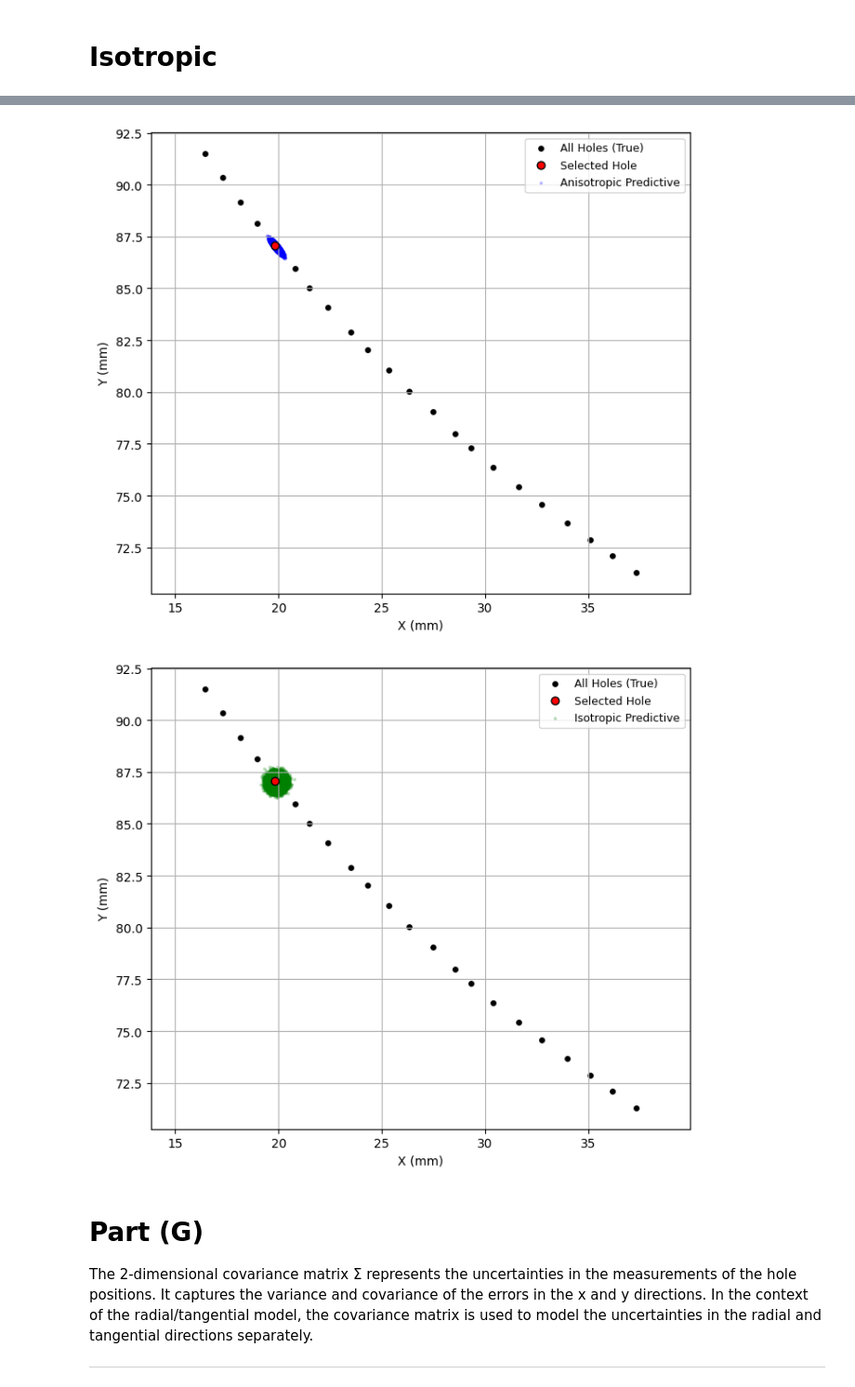
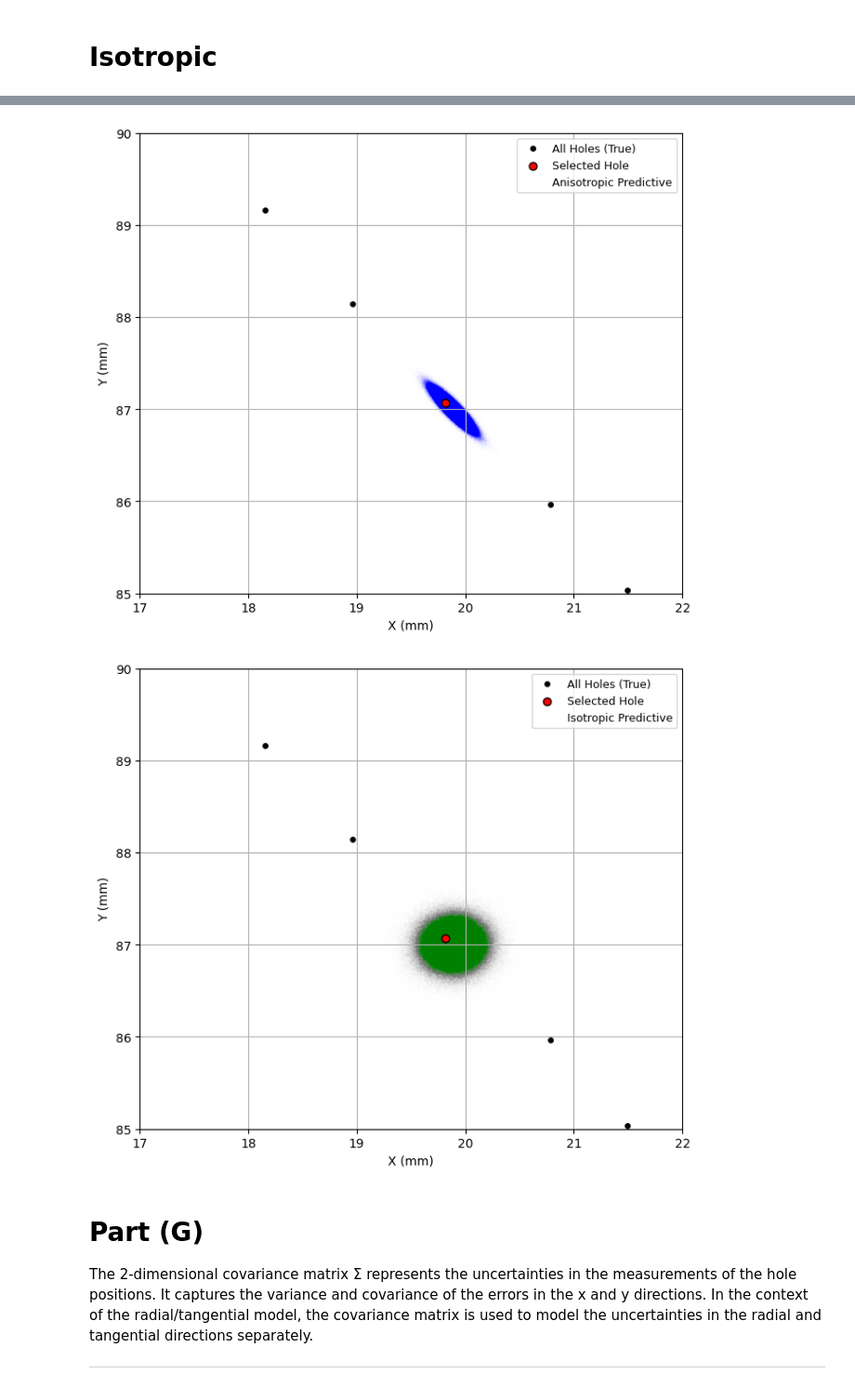
Before and after one commit to raunaq-rai/Antikythera_Mechanism_bayesian_analysis, a Jupyter notebook: main_notebook.ipynb, the cells around one changed output, grey strips where cells are left out. Shown at 93% size. Saved outputs shown, nothing was run; the diff lists cells and outputs as text; code cells hidden in the pictures.

Commit message:
report and figure updates

```diff
--- a/main_notebook.ipynb
+++ b/main_notebook.ipynb
@@ -1041,7 +986,6 @@ print("Data formatted correctly with 6 sections and 79 holes.")
 # %% [output]
 Data formatted correctly with 6 sections and 79 holes.
 # %%
-# start with a wider prior adnd then do the following
 def bayesian_hole_position_model(data, use_anisotropic=True):
     """
     Bayesian model for hole positions using NumPyro.
@@ -1052,8 +996,8 @@ def bayesian_hole_position_model(data, use_anisotropic=True):
     """
 
     # Universal Priors (Ring-level parameters)
-    N = numpyro.sample('N', dist.Normal(354.36707, 3.5))  # Uniform prior for N
-    R = numpyro.sample('R', dist.Normal(77.35, 2))  # Uniform prior for R
+    N = numpyro.sample('N', dist.Normal(354.4, 3.5))
+    R = numpyro.sample('R', dist.Normal(77.35, 2))
 
     if use_anisotropic:
         sigma_r = numpyro.sample('sigma_r', dist.LogNormal(jnp.log(0.028), 0.25))  # std dev spans ~0.023–0.036
@@ -1378,45 +1302,43 @@ x_vals, y_vals = data_list[section_index]
 x_obs, y_obs = x_vals[hole_idx], y_vals[hole_idx]
 
 # --- Posterior predictive samples ---
 pred_aniso = posterior_predictive_aniso(samples_aniso, hole_idx, section_index)
 pred_iso = posterior_predictive_iso(samples_iso, hole_idx, section_index)
 
-# ====================
-# 🔵 Anisotropic Model
-# ====================
+# Anisotropic Model
 plt.figure(figsize=(7, 6))
 plt.scatter(x_vals, y_vals, color='black', label='All Holes (True)', s=15)
 plt.scatter(x_obs, y_obs, color='red', label='Selected Hole', edgecolor='black', s=40, zorder=3)
-plt.scatter(pred_aniso[:, 0], pred_aniso[:, 1], color='blue', alpha=0.2, s=3, label='Anisotropic Predictive')
+plt.scatter(pred_aniso[:, 0], pred_aniso[:, 1], color='blue', alpha=0.002, s=1, label='Anisotropic Predictive')
 
 plt.xlabel("X (mm)")
 plt.ylabel("Y (mm)")
-plt.axis('equal')
+plt.xlim(17,22)
+plt.ylim(85,90)
 plt.grid(True)
 plt.legend(fontsize=9)
 plt.tight_layout()
 plt.savefig('aniso_hole_location.png', dpi=300, bbox_inches='tight')
 plt.show()
 
-# ===================
-# 🟢 Isotropic Model
-# ===================
+# Isotropic Model
 plt.figure(figsize=(7, 6))
 plt.scatter(x_vals, y_vals, color='black', label='All Holes (True)', s=15)
 plt.scatter(x_obs, y_obs, color='red', label='Selected Hole', edgecolor='black', s=40, zorder=3)
-plt.scatter(pred_iso[:, 0], pred_iso[:, 1], color='green', alpha=0.2, s=3, label='Isotropic Predictive')
+plt.scatter(pred_iso[:, 0], pred_iso[:, 1], color='green', alpha=0.002, s=1, label='Isotropic Predictive')
 
 plt.xlabel("X (mm)")
 plt.ylabel("Y (mm)")
-plt.axis('equal')
+plt.xlim(17,22)
+plt.ylim(85,90)
 plt.grid(True)
 plt.legend(fontsize=9)
 plt.tight_layout()
 plt.savefig('iso_hole_location.png', dpi=300, bbox_inches='tight')
 plt.show()
 # %% [output]
-[figure, old version]
+[figure, new version]
-[figure, old version]
+[figure, new version]
 # %% [markdown]
 # Part (G)
 
```
Also changed, not shown: parts of 23 cells of this notebook, 14 other files.
